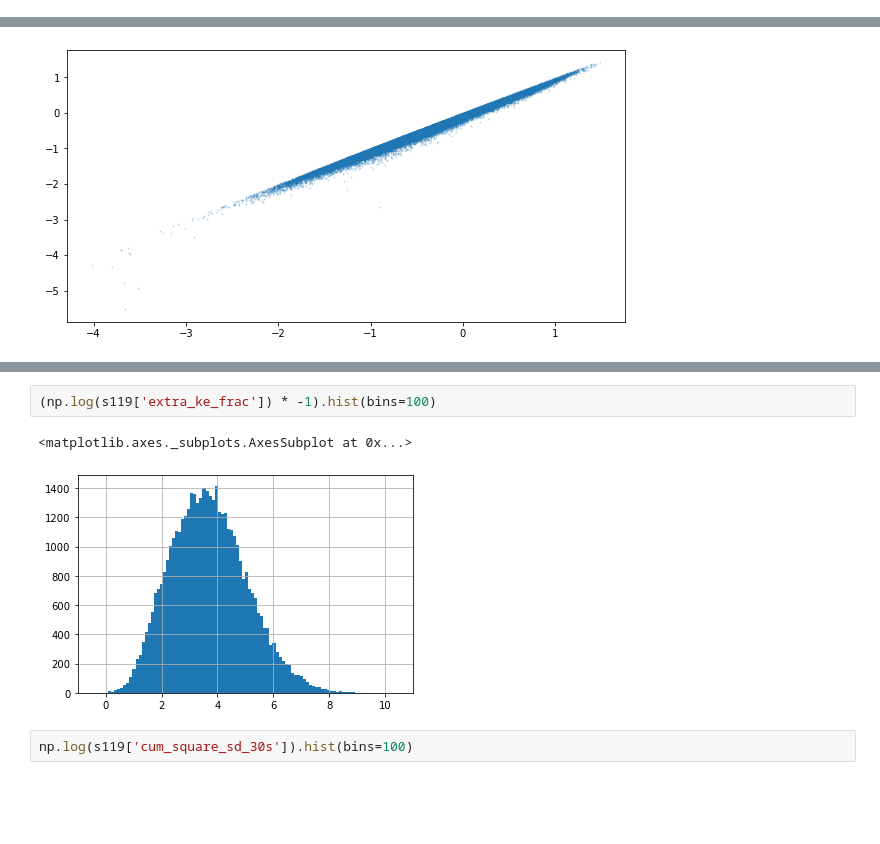
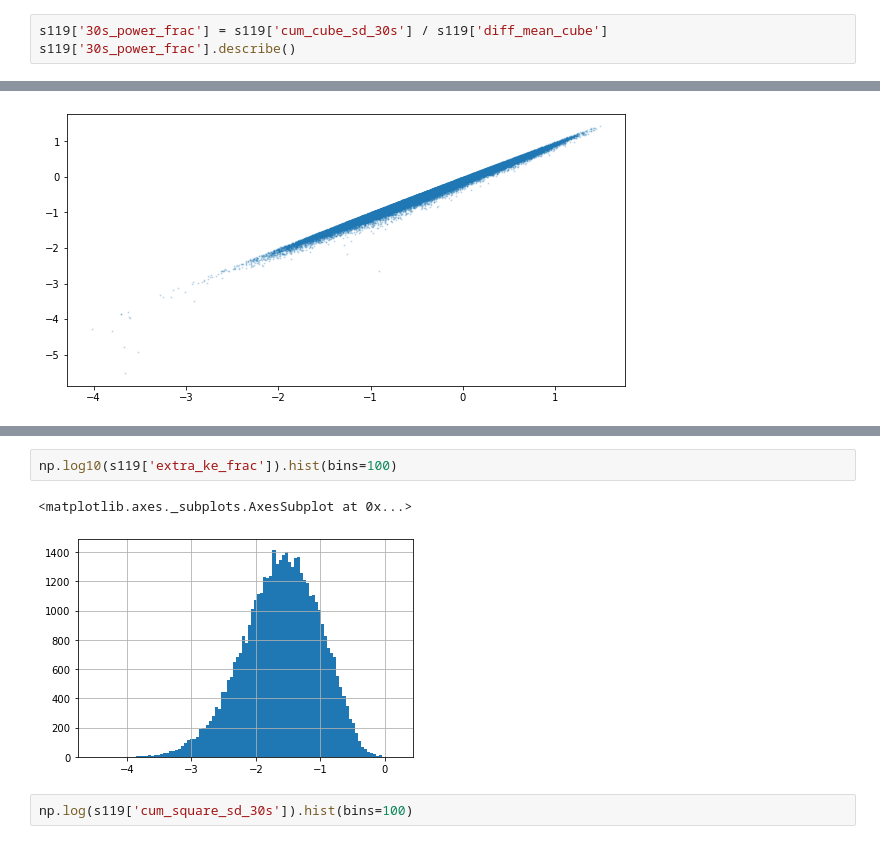
Before and after one commit to TrentonBush/turbulence_spectra, a Jupyter notebook: notebooks/05 seasonal analysis.ipynb, the cells around one changed output, grey strips where cells are left out. Saved outputs shown, nothing was run; the diff lists cells and outputs as text; blank space fills up the shorter version.

```diff
--- a/notebooks/05 seasonal analysis.ipynb
+++ b/notebooks/05 seasonal analysis.ipynb
@@ -178,3 +187,6 @@ min          0.013634
 75%          0.886588
 max          0.994270
 Name: 30s_ke_frac, dtype: float64
+# %%
+s119['30s_power_frac'] = s119['cum_cube_sd_30s'] / s119['diff_mean_cube']
+s119['30s_power_frac'].describe()
@@ -201,8 +228,8 @@ plt.show()
 # %%
-(np.log(s119['extra_ke_frac']) * -1).hist(bins=100)
+np.log10(s119['extra_ke_frac']).hist(bins=100)
 # %% [output]
 <matplotlib.axes._subplots.AxesSubplot at 0x...>
-[figure, old version]
+[figure, new version]
 # %%
 np.log(s119['cum_square_sd_30s']).hist(bins=100)
 # %% [output]
```
Also changed, not shown: parts of 54 cells of this notebook.
